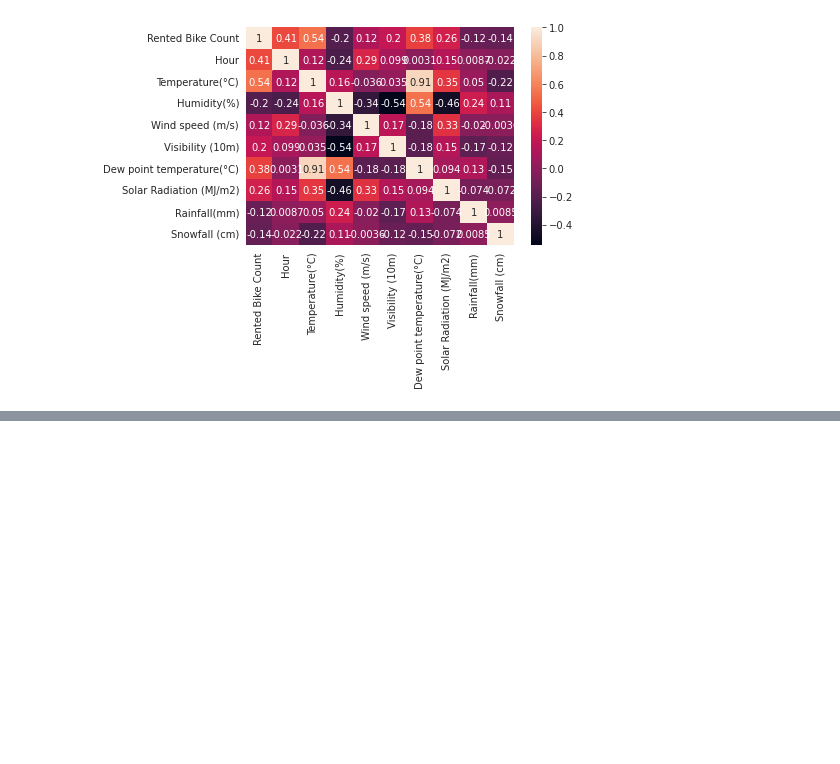
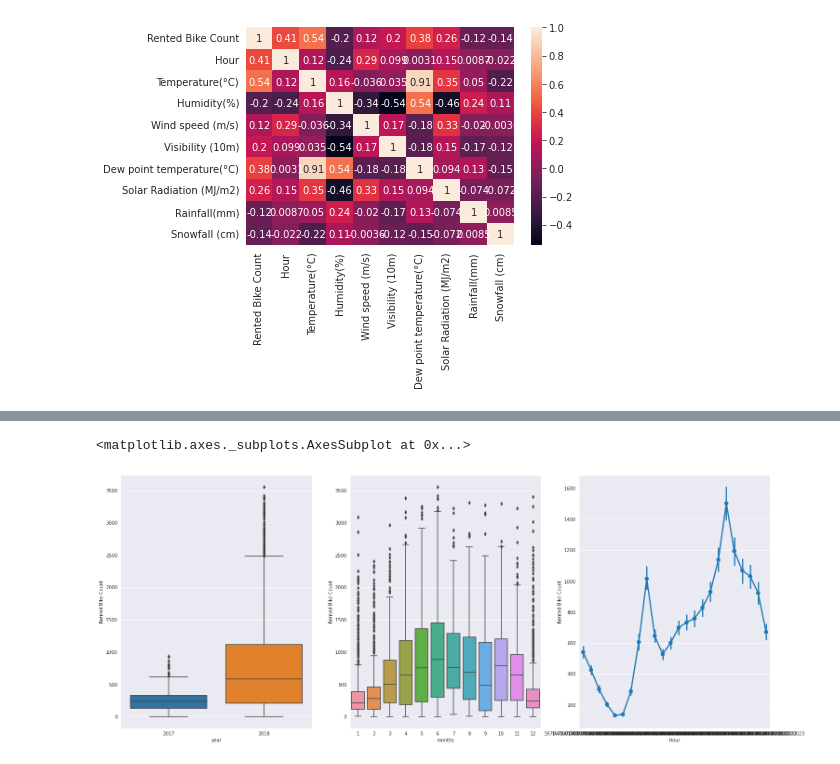
Before and after one commit to Shashankshekharpandey/Bike-Sharing-Demand-Prediction, a Jupyter notebook: Bike_Sharing_Demand_Prediction.ipynb, the cells around one changed output, grey strips where cells are left out. Saved outputs shown, nothing was run; the diff lists cells and outputs as text; code cells hidden in the pictures; blank space fills up the shorter version.

```diff
--- a/Bike_Sharing_Demand_Prediction.ipynb
+++ b/Bike_Sharing_Demand_Prediction.ipynb
@@ -154,0 +157,4 @@ sns.heatmap(data.corr(),annot=True)
+# %%
+data['Date']=pd.to_datetime(data['Date'])
+# %%
+data['Hour']=pd.to_datetime(data['Hour'])
@@ -154,0 +183,3 @@ sns.heatmap(data.corr(),annot=True)
+# %%
+data['year'] = pd.DatetimeIndex(data['Date']).year
+data.head()
@@ -154,0 +193,3 @@ sns.heatmap(data.corr(),annot=True)
+# %%
+data['months'] = pd.DatetimeIndex(data['Date']).month
+data.head()
@@ -154,0 +213,10 @@ sns.heatmap(data.corr(),annot=True)
+# %%
+#Boxplot between count and each categorical fetures
+fig,axes=plt.subplots(nrows=1,ncols=3)
+fig.set_size_inches(25,10)
+sns.boxplot(data=data,x='year',y='Rented Bike Count',ax=axes[0])
+sns.boxplot(data=data,x='months',y='Rented Bike Count',ax=axes[1])
+sns.pointplot(data=data,x='Hour',y='Rented Bike Count',ax=axes[2])
+# %% [output]
+<matplotlib.axes._subplots.AxesSubplot at 0x...>
+[figure, added]
```
Also changed, not shown: parts of 10 cells of this notebook.
